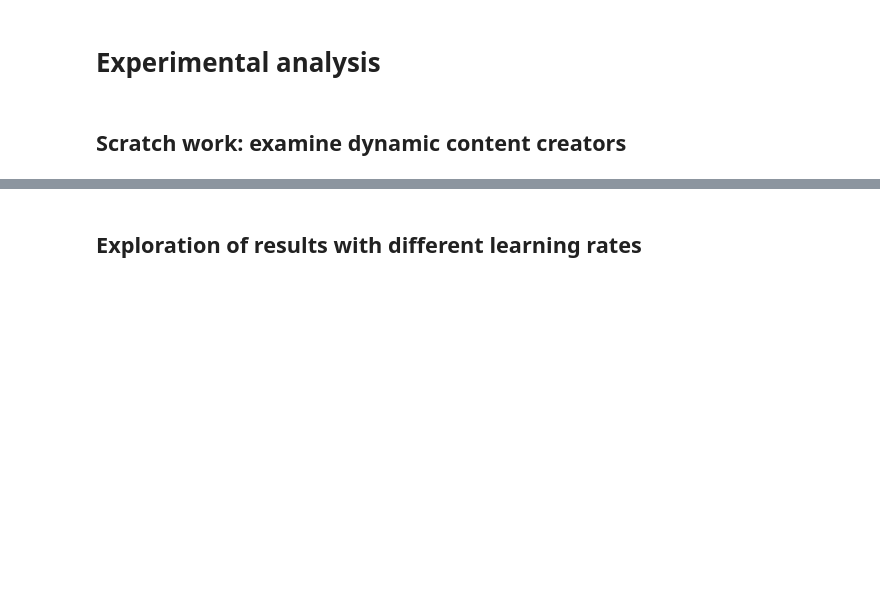
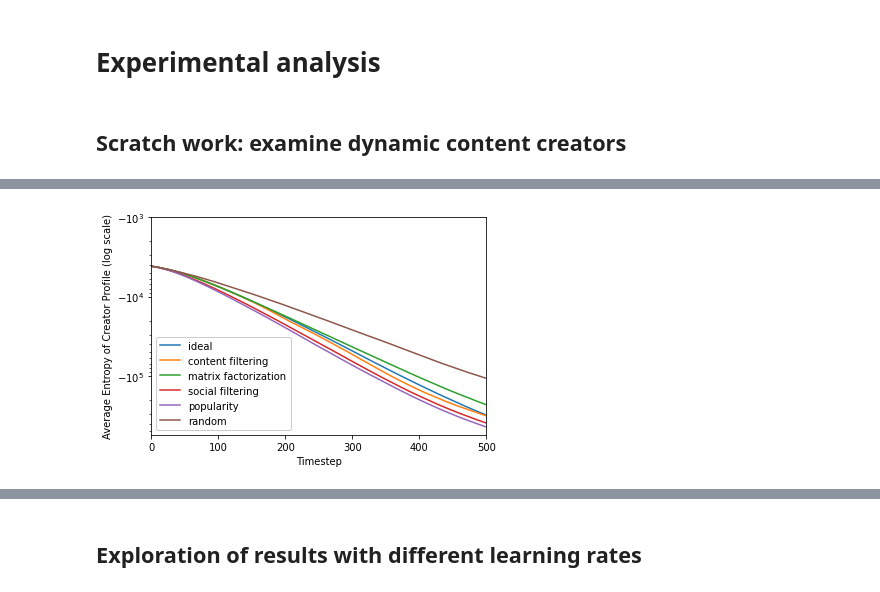
Before and after one commit to sunnymatt/t-recs-experiments, a Jupyter notebook: chaney/content_creators.ipynb, the cells around one changed output, grey strips where cells are left out. Cells and saved outputs as stored; diff of their text form; code cells hidden in the pictures; blank space fills up the shorter version.

```diff
--- a/chaney/content_creators.ipynb
+++ b/chaney/content_creators.ipynb
@@ -315,0 +330,25 @@ plt.savefig("figures/creator_repeated_item_homo.pdf")
+# %%
+num_sims, num_steps, num_creators, num_attrs = ideal_profs.shape
+# %%
+def avg_creator_entropy(creator_profs):
+    """ Takes creators array (row = creator, col = attributes)
+        and calculates average Dirichlet entropy across all creators
+    """
+    num_creators = creator_profs.shape[0]
+    avg_entropy = 0
+    for i in range(num_creators):
+        # 0.1 multiplier is from the item-generating process
+        avg_entropy += dirichlet.entropy(creator_profs[i, :] * 0.1) / num_creators
+    return avg_entropy
+# %%
+def calc_avg_entropy_per_timestep(results, model_keys, num_trials, num_timesteps):
+    new_results = {}
+    new_results['avg_creator_entropy'] = {}
+    for model_key in model_keys:
+        entropies = np.zeros((num_trials, num_timesteps))
+        creator_profs = np.array(results['creator_profiles'][model_key])
+        for i in range(num_trials):
+            for j in range(num_timesteps):
+                entropies[i, j] = avg_creator_entropy(creator_profs[i, j, :])
+        new_results['avg_creator_entropy'][model_key] = entropies
+    return new_results
@@ -315,0 +363,14 @@ plt.savefig("figures/creator_repeated_item_homo.pdf")
+# %%
+entropy_results = calc_avg_entropy_per_timestep(results, model_keys, num_sims, 500)
+# %%
+# graph_metrics(results, "creator_item_homo", model_keys, id_to_readable, mult_sd=1.0, conf_sigma=3.0)
+graph_metrics(entropy_results, "avg_creator_entropy", model_keys, id_to_readable)
+plt.xlim(0, 500)
+plt.legend(facecolor='white', framealpha=1, loc='lower left')
+plt.yscale("symlog", subsy=[2, 3, 4, 5, 6, 7, 8, 9])
+plt.yticks([-1000, -10000, -100000])
+plt.xlabel("Timestep")
+plt.ylabel("Average Entropy of Creator Profile (log scale)")
+plt.savefig("figures/creator_repeated_entropy.pdf")
+# %% [output]
+[figure, added]
```
Also changed, not shown: parts of 17 cells of this notebook.
